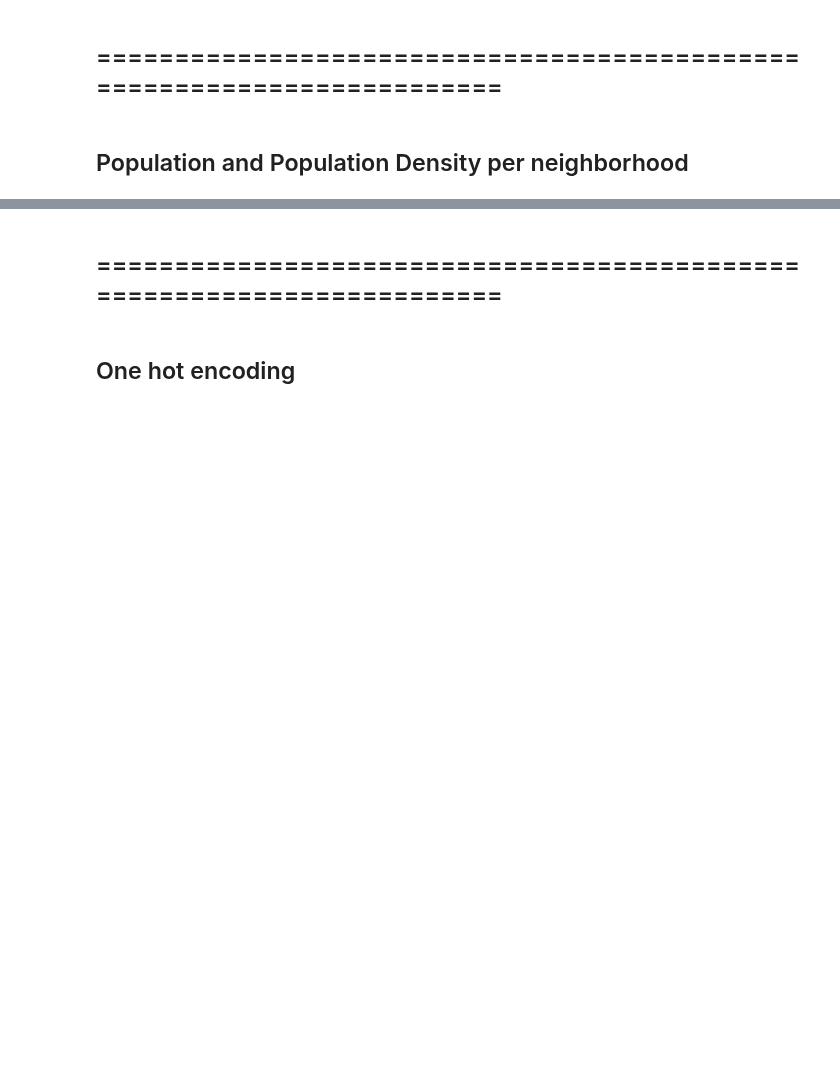
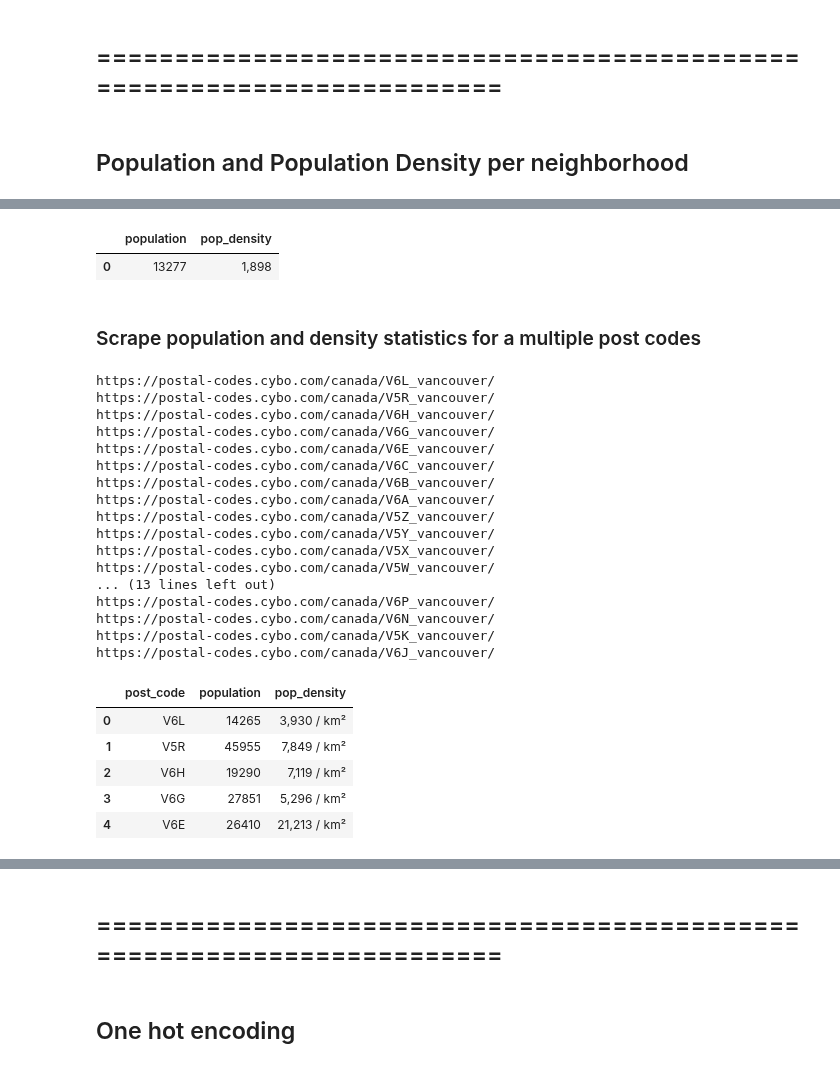
Before and after one commit to dprossi/Capstone_Project_IBM_Data_Science, a Jupyter notebook: Applied_Data_Science_Capstone_Project_Vancouver.ipynb, the cells around one changed output, grey strips where cells are left out. Drawn from its saved outputs; the diff is of its cells as text; code cells hidden in the pictures; blank space fills up the shorter version.

```diff
--- a/Applied_Data_Science_Capstone_Project_Vancouver.ipynb
+++ b/Applied_Data_Science_Capstone_Project_Vancouver.ipynb
@@ -576,0 +579,18 @@ population density = 5,975 / km²
+# %%
+# put most recent population and poopulation density into separate columns
+df_pop_and_dense['population'] = df_pop_and_dense['2015'][0]
+df_pop_and_dense['pop_density'] = df_pop_and_dense['2015'][1]
+
+# drop unnecessary columns
+df_pop_and_dense.drop(['Data', '1975', '1990', '2000', '2015'], axis=1, inplace=True)
+df_pop_and_dense.drop([1], axis=0, inplace=True)
+
+# drop ' / km2' from density column data
+df_pop_and_dense['pop_density'] = df_pop_and_dense['pop_density'].str.slice(stop=-5)
+
+df_pop_and_dense
+# %% [output]
+|  | population | pop_density |
+| 0 | 13277 | 1,898 |
+# %% [markdown]
+### Scrape population and density statistics for a multiple post codes
@@ -576,0 +602,50 @@ population density = 5,975 / km²
+# %%
+# loop through postcodes and scrape/append latitude and longitude columns
+# data for V7Y and V7X not availabel on webpage
+# either assign them to "None" or leave them out of the list
+
+df_pop_and_dense_multi = pd.DataFrame()
+post = []
+pop = []
+pop_density = []
+url_base = "https://postal-codes.cybo.com/canada/"
+url_end = "_vancouver/"
+x = random.random()
+
+for postal_code in vancouver_city_0:
+    url = url_base + postal_code + url_end
+    print(url)
+    temp_read = pd.read_html(url)
+    temp_df = temp_read[1]
+    post.append(postal_code)
+    pop.append(temp_df['2015'][0])
+    pop_density.append(temp_df['2015'][1])
+
+df_pop_and_dense_multi['post_code'] = post
+df_pop_and_dense_multi['population'] = pop
+df_pop_and_dense_multi['pop_density'] = pop_density
+df_pop_and_dense_multi.head()
+# %% [output]
+https://postal-codes.cybo.com/canada/V6L_vancouver/
+https://postal-codes.cybo.com/canada/V5R_vancouver/
+https://postal-codes.cybo.com/canada/V6H_vancouver/
+https://postal-codes.cybo.com/canada/V6G_vancouver/
+https://postal-codes.cybo.com/canada/V6E_vancouver/
+https://postal-codes.cybo.com/canada/V6C_vancouver/
+https://postal-codes.cybo.com/canada/V6B_vancouver/
+https://postal-codes.cybo.com/canada/V6A_vancouver/
+https://postal-codes.cybo.com/canada/V5Z_vancouver/
+https://postal-codes.cybo.com/canada/V5Y_vancouver/
+https://postal-codes.cybo.com/canada/V5X_vancouver/
+https://postal-codes.cybo.com/canada/V5W_vancouver/
+... (13 lines left out)
+https://postal-codes.cybo.com/canada/V6P_vancouver/
+https://postal-codes.cybo.com/canada/V6N_vancouver/
+https://postal-codes.cybo.com/canada/V5K_vancouver/
+https://postal-codes.cybo.com/canada/V6J_vancouver/
+|  | post_code | population | pop_density |
+| 0 | V6L | 14265 | 3,930 / km² |
+| 1 | V5R | 45955 | 7,849 / km² |
+| 2 | V6H | 19290 | 7,119 / km² |
+| 3 | V6G | 27851 | 5,296 / km² |
+| 4 | V6E | 26410 | 21,213 / km² |
```
Also changed, not shown: parts of 6 cells of this notebook.
